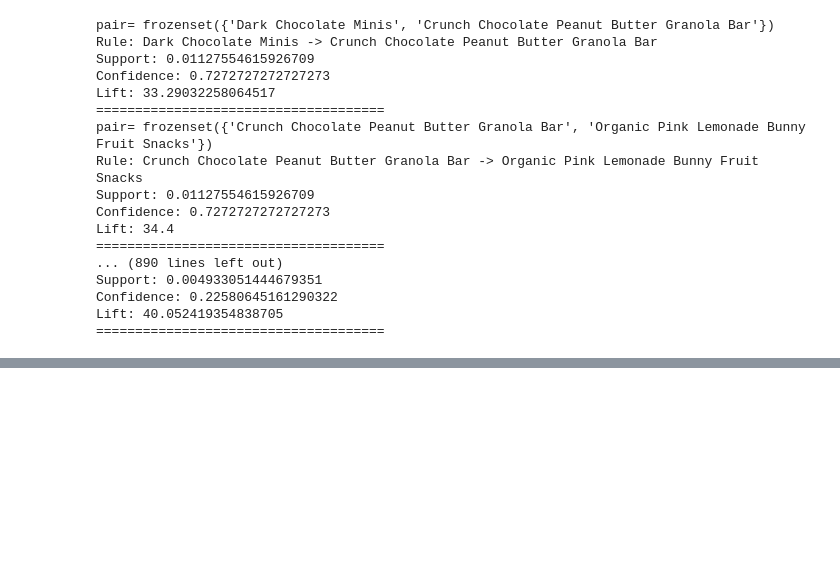
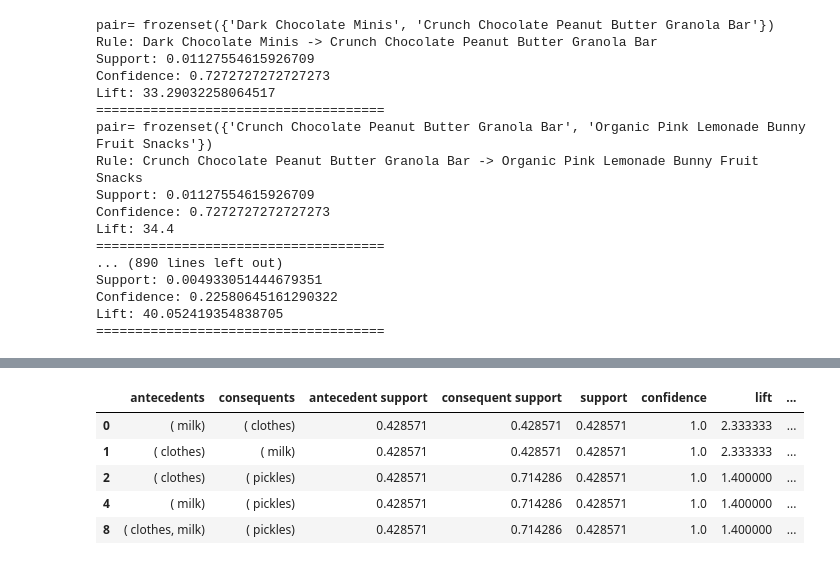
Before and after one commit to s-c-soma/AdvanceDataMining-CMPE-256, a Jupyter notebook: assignments/CMPE256_Assignment_13_Apriori_Market_Basket_Item_Apriori.ipynb, the cells around one changed output, grey strips where cells are left out. Drawn from its saved outputs; the diff is of its cells as text; code cells hidden in the pictures; blank space fills up the shorter version.

```diff
--- a/assignments/CMPE256_Assignment_13_Apriori_Market_Basket_Item_Apriori.ipynb
+++ b/assignments/CMPE256_Assignment_13_Apriori_Market_Basket_Item_Apriori.ipynb
@@ -238,0 +368,17 @@ Lift: 40.052419354838705
+# %%
+min_confidence=0.8
+rules['lhs items'] = rules['antecedents'].apply(lambda x:len(x) )
+rules[rules['confidence']>= min_confidence].sort_values('confidence', ascending=False).head()
+
+# rules
+
+#The itemset of the left hand side of the arrow is called antecedent
+#and itemset of the right hand side of thearrow is called consequent
+# X(antecedent) => Y (consequent)
+# %% [output]
+|  | antecedents | consequents | antecedent support | consequent support | support | confidence | lift | ... |
+| 0 | ( milk) | ( clothes) | 0.428571 | 0.428571 | 0.428571 | 1.0 | 2.333333 | ... |
+| 1 | ( clothes) | ( milk) | 0.428571 | 0.428571 | 0.428571 | 1.0 | 2.333333 | ... |
+| 2 | ( clothes) | ( pickles) | 0.428571 | 0.714286 | 0.428571 | 1.0 | 1.400000 | ... |
+| 4 | ( milk) | ( pickles) | 0.428571 | 0.714286 | 0.428571 | 1.0 | 1.400000 | ... |
+| 8 | ( clothes, milk) | ( pickles) | 0.428571 | 0.714286 | 0.428571 | 1.0 | 1.400000 | ... |
```
Also changed, not shown: parts of 36 cells of this notebook.
